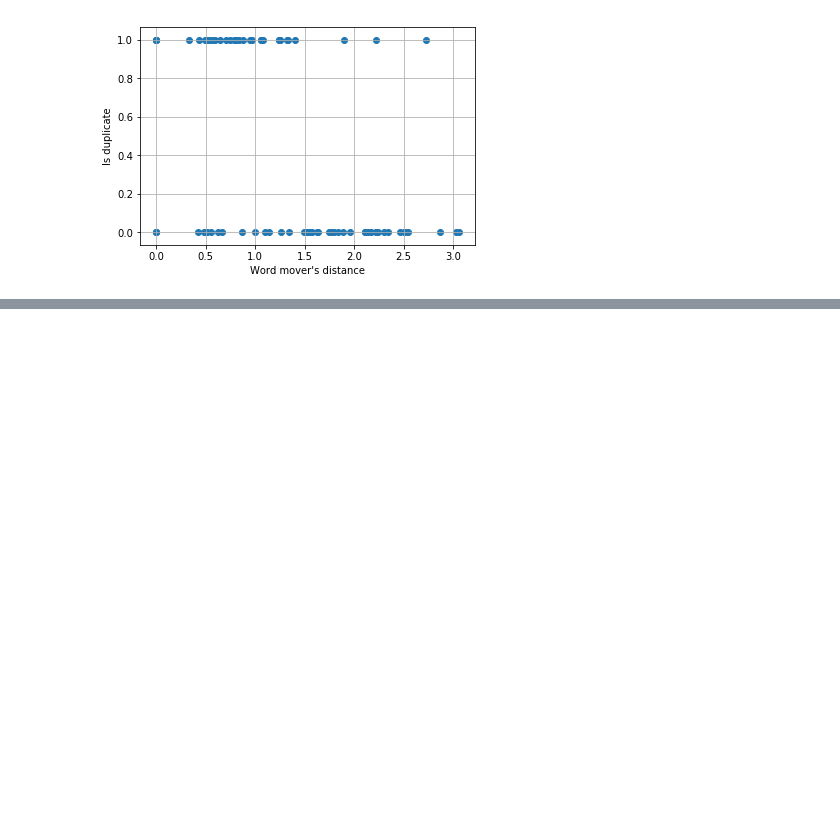
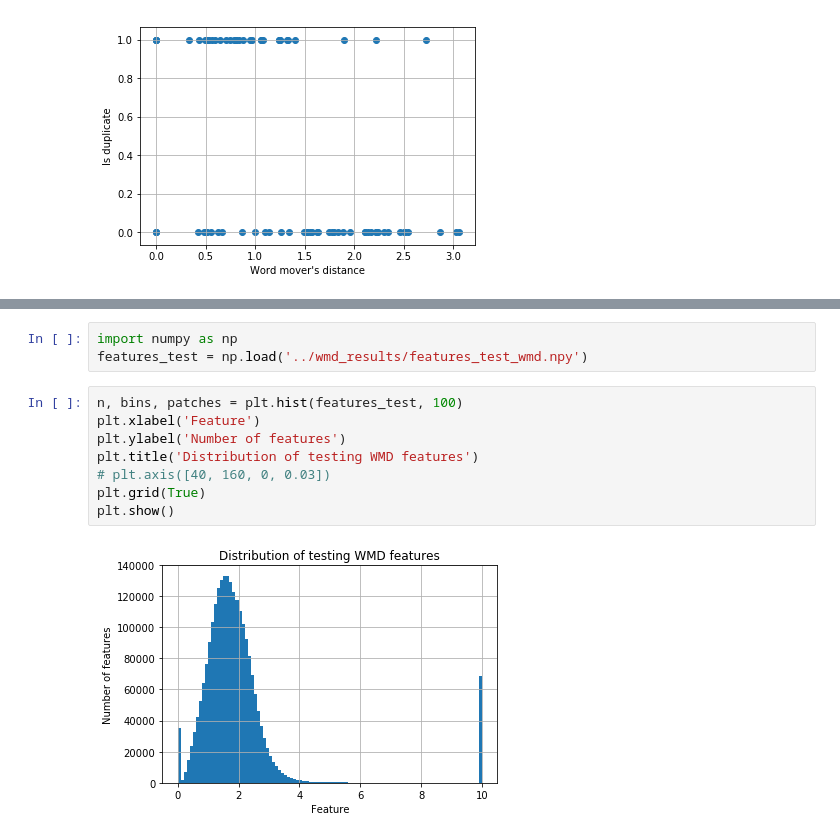
Before and after one commit to sasha-liutova/Quora_Questions_Duplicates, a Jupyter notebook: analysis_ntbs/features_analysis.ipynb, the cells around one changed output, grey strips where cells are left out. Drawn from its saved outputs; the diff is of its cells as text; blank space fills up the shorter version.

```diff
--- a/analysis_ntbs/features_analysis.ipynb
+++ b/analysis_ntbs/features_analysis.ipynb
@@ -28,0 +94,13 @@ plt.show()
+# %%
+import numpy as np
+features_test = np.load('../wmd_results/features_test_wmd.npy')
+# %%
+n, bins, patches = plt.hist(features_test, 100)
+plt.xlabel('Feature')
+plt.ylabel('Number of features')
+plt.title('Distribution of testing WMD features')
+# plt.axis([40, 160, 0, 0.03])
+plt.grid(True)
+plt.show()
+# %% [output]
+[figure, added]
```
Also changed, not shown: parts of 11 cells of this notebook.
